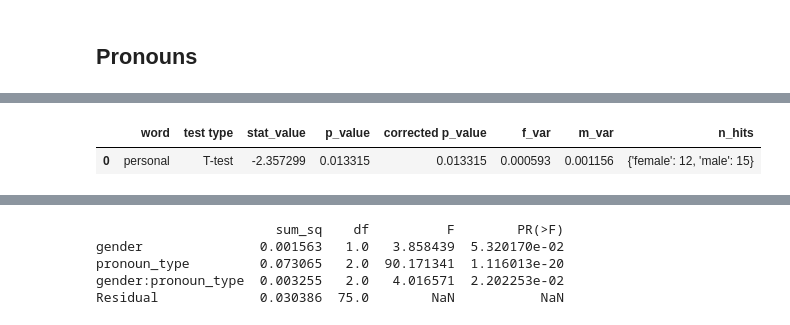
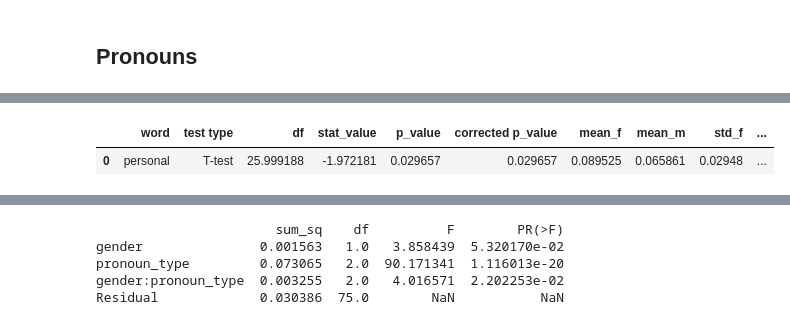
Before and after one commit to Mayaryin/GenderInfluenceInCodeGeneration, a Jupyter notebook: notebooks/prompt_analysis/03_Word Count Analyses.ipynb, the cells around one changed output, grey strips where cells are left out. Saved outputs shown, nothing was run; the diff lists cells and outputs as text; code cells hidden in the pictures.

```diff
--- a/notebooks/prompt_analysis/03_Word Count Analyses.ipynb
+++ b/notebooks/prompt_analysis/03_Word Count Analyses.ipynb
@@ -92,32 +102,48 @@ def box_plot(df, id_vars, bar_variables, x_label, y_label, hue_variable, palette
 
 def groupwise_comparison_with_correction(df, columns, one_sided=False, direction="greater"):
     stat_vals = []
+    dfs= []
     p_vals = []
     test_types = []
-    female_vars = []
-    male_vars = []
+    female_means = []
+    male_means = []
+    female_stds = []
+    male_stds = []
+    n_females = []
+    n_males = []
     nonzero_females = []
     nonzero_males = []
     for col in columns:
-        stat_value, p_value, test_type, female_var, male_var, nonzero_female, nonzero_male = compare_genders(df, col, one_sided=one_sided, direction=direction)
-        stat_vals.append(stat_value)
-        p_vals.append(p_value)
-        test_types.append(test_type)
-        female_vars.append(female_var)
-        male_vars.append(male_var)
-        nonzero_females.append(nonzero_female)
-        nonzero_males.append(nonzero_male)
+        result = compare_genders(df, col, one_sided=one_sided, direction=direction)
+        stat_vals.append(result['test_statistic'])
+        dfs.append(result['df'])
+        p_vals.append(result['p_value'])
+        test_types.append(result['test_type'])
+        female_means.append(result['mean_female'])
+        male_means.append(result['mean_male'])
+        female_stds.append(result['std_female'])
+        male_stds.append(result['std_male'])
+        n_females.append(result['n_female'])
+        n_males.append(result['n_male'])
+        nonzero_females.append(result['hits_female'])
+        nonzero_males.append(result['hits_male'])
     reject, pvals_corrected, _, _ = multipletests(p_vals, alpha=0.05, method='fdr_bh')
 
     results = pd.DataFrame({
         'word': columns,
         'test type': test_types,
+        'df': dfs,
         'stat_value': stat_vals,
         'p_value': p_vals,
         'corrected p_value': pvals_corrected,
-        'f_var': female_vars,
-        'm_var': male_vars,
-        'n_hits': [{'female': f, 'male': m} for f, m in zip(nonzero_females, nonzero_males)]
+        'mean_f': female_means,
+        'mean_m': male_means,
+        'std_f': female_stds,
+        'std_m': male_stds,
+        'n_f': n_females,
+        'n_m': n_males,
+        'n_hits_f': nonzero_females,
+        'n_hits_m': nonzero_males,
     })
     return results
 
@@ -294,10 +300,10 @@ personal_pronouns_results
 # %%
-just_personal_pronouns_results = groupwise_comparison_with_correction(pronoun_counts, ['personal'], one_sided=True, direction="less")
+just_personal_pronouns_results = groupwise_comparison_with_correction(pronoun_counts, ['personal'], one_sided=True, direction="smaller")
 just_personal_pronouns_results = just_personal_pronouns_results.sort_values(by="p_value", ascending=True)
 just_personal_pronouns_results
 # %% [output]
-|  | word | test type | stat_value | p_value | corrected p_value | f_var | m_var | n_hits |
-| 0 | personal | T-test | -2.357299 | 0.013315 | 0.013315 | 0.000593 | 0.001156 | {'female': 12, 'male': 15} |
+|  | word | test type | df | stat_value | p_value | corrected p_value | mean_f | mean_m | std_f | ... |
+| 0 | personal | T-test | 25.999188 | -1.972181 | 0.029657 | 0.029657 | 0.089525 | 0.065861 | 0.02948 | ... |
 # %%
 word_results = groupwise_comparison_with_correction(pronoun_counts, pronoun_cols)
 word_results = word_results.sort_values(by="p_value", ascending=True)
```
Also changed, not shown: parts of 4 cells of this notebook, 3 other files.
